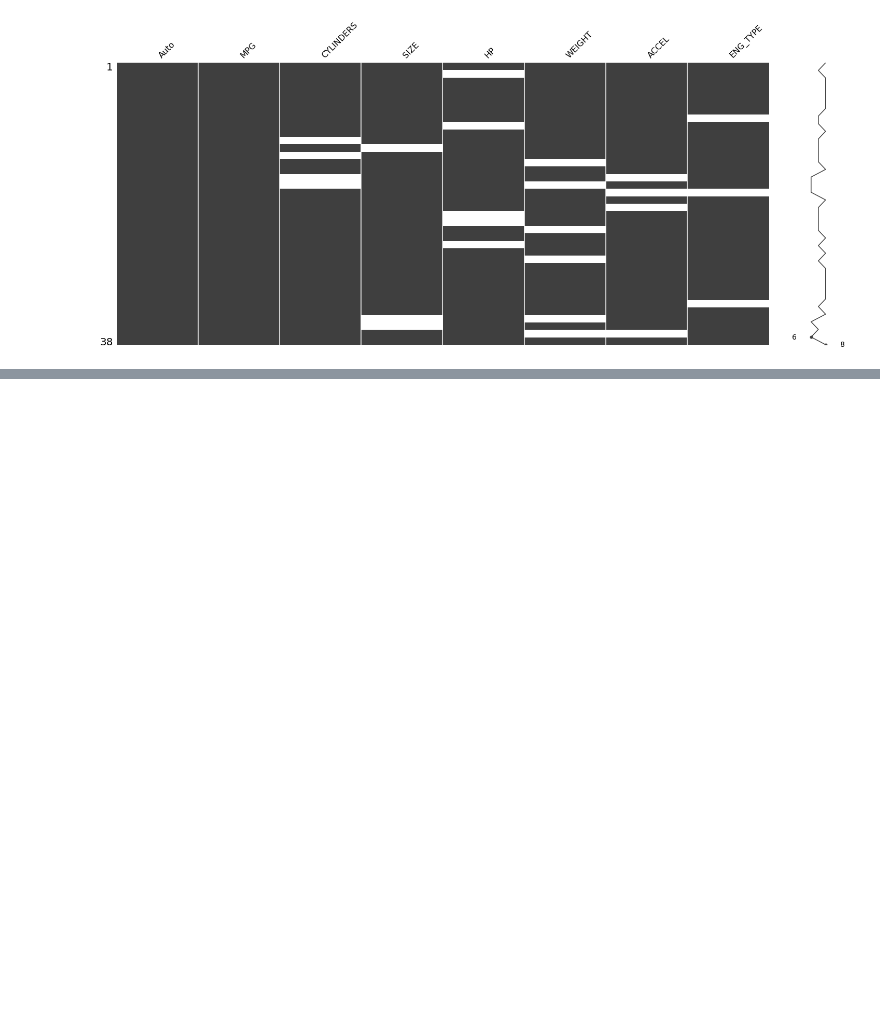
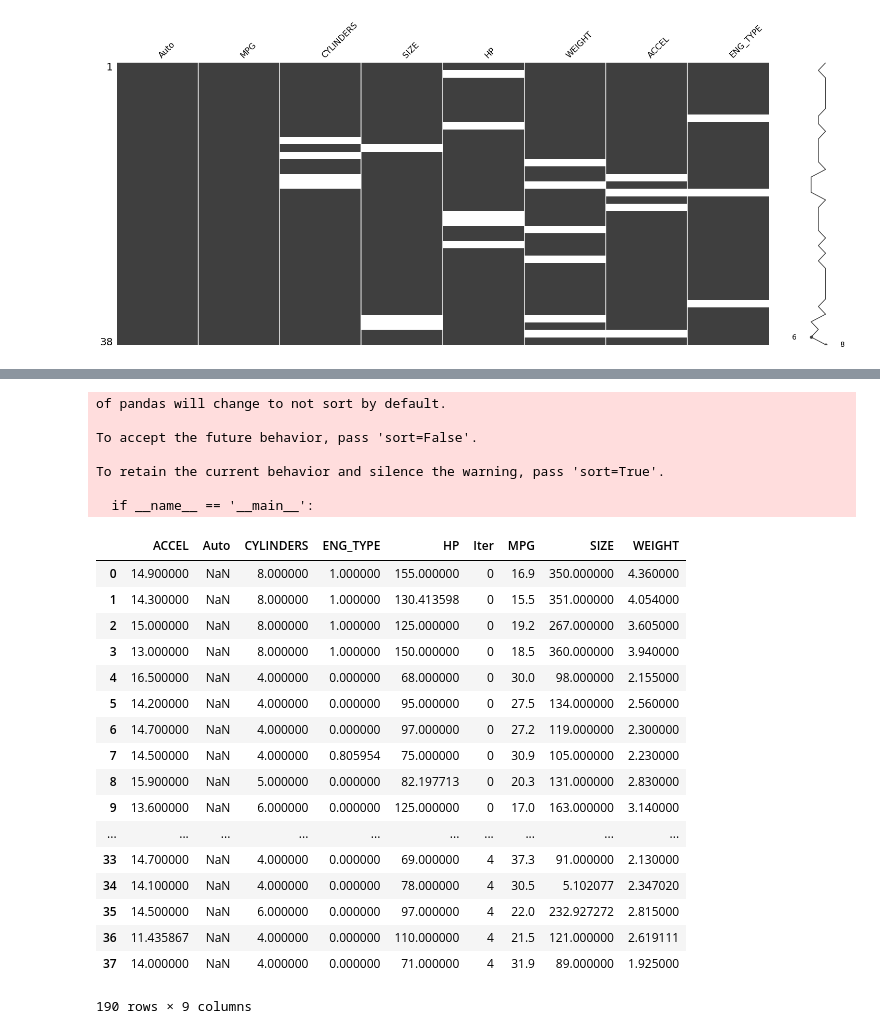
Before and after one commit to CaseyRMartinez/QTW_CaseStudies, a Jupyter notebook: CaseStudy5/KThomas_CS5_workbook.ipynb, the cells around one changed output, grey strips where cells are left out. Cells and saved outputs as stored; diff of their text form; code cells hidden in the pictures; blank space fills up the shorter version.

Commit message:
Imputation and regression done

```diff
--- a/CaseStudy5/KThomas_CS5_workbook.ipynb
+++ b/CaseStudy5/KThomas_CS5_workbook.ipynb
@@ -89,0 +133,47 @@ msno.bar(df, color='red')
+# %%
+n_imputations = 5
+data_iters = []
+
+df_nums = df.loc[:, df.columns != 'Auto']
+
+for i in range(n_imputations):
+    imputer = fancyimpute.IterativeImputer(n_iter=5, sample_posterior=True, random_state=i)
+    data_iters.append(imputer.fit_transform(df_nums))
+# %%
+num_cols = list(df.columns)
+num_cols.remove('Auto')
+new_cols = list(df.columns) + ['Iter']
+df_imputed = pd.DataFrame(columns=new_cols)
+
+for x in range(n_imputations):
+    temp_df = pd.DataFrame(data_iters[x], columns=num_cols)
+    temp_df['Iter'] = x
+    df_imputed = pd.concat([df_imputed, temp_df])
+
+df_imputed
+# %% [output]
+of pandas will change to not sort by default.
+
+To accept the future behavior, pass 'sort=False'.
+
+To retain the current behavior and silence the warning, pass 'sort=True'.
+
+  if __name__ == '__main__':
+|  | ACCEL | Auto | CYLINDERS | ENG_TYPE | HP | Iter | MPG | SIZE | WEIGHT |
+| 0 | 14.900000 | NaN | 8.000000 | 1.000000 | 155.000000 | 0 | 16.9 | 350.000000 | 4.360000 |
+| 1 | 14.300000 | NaN | 8.000000 | 1.000000 | 130.413598 | 0 | 15.5 | 351.000000 | 4.054000 |
+| 2 | 15.000000 | NaN | 8.000000 | 1.000000 | 125.000000 | 0 | 19.2 | 267.000000 | 3.605000 |
+| 3 | 13.000000 | NaN | 8.000000 | 1.000000 | 150.000000 | 0 | 18.5 | 360.000000 | 3.940000 |
+| 4 | 16.500000 | NaN | 4.000000 | 0.000000 | 68.000000 | 0 | 30.0 | 98.000000 | 2.155000 |
+| 5 | 14.200000 | NaN | 4.000000 | 0.000000 | 95.000000 | 0 | 27.5 | 134.000000 | 2.560000 |
+| 6 | 14.700000 | NaN | 4.000000 | 0.000000 | 97.000000 | 0 | 27.2 | 119.000000 | 2.300000 |
+| 7 | 14.500000 | NaN | 4.000000 | 0.805954 | 75.000000 | 0 | 30.9 | 105.000000 | 2.230000 |
+| 8 | 15.900000 | NaN | 5.000000 | 0.000000 | 82.197713 | 0 | 20.3 | 131.000000 | 2.830000 |
+| 9 | 13.600000 | NaN | 6.000000 | 0.000000 | 125.000000 | 0 | 17.0 | 163.000000 | 3.140000 |
+| ... | ... | ... | ... | ... | ... | ... | ... | ... | ... |
+| 33 | 14.700000 | NaN | 4.000000 | 0.000000 | 69.000000 | 4 | 37.3 | 91.000000 | 2.130000 |
+| 34 | 14.100000 | NaN | 4.000000 | 0.000000 | 78.000000 | 4 | 30.5 | 5.102077 | 2.347020 |
+| 35 | 14.500000 | NaN | 6.000000 | 0.000000 | 97.000000 | 4 | 22.0 | 232.927272 | 2.815000 |
+| 36 | 11.435867 | NaN | 4.000000 | 0.000000 | 110.000000 | 4 | 21.5 | 121.000000 | 2.619111 |
+| 37 | 14.000000 | NaN | 4.000000 | 0.000000 | 71.000000 | 4 | 31.9 | 89.000000 | 1.925000 |
+190 rows × 9 columns
```
Also changed, not shown: parts of 17 cells of this notebook.
